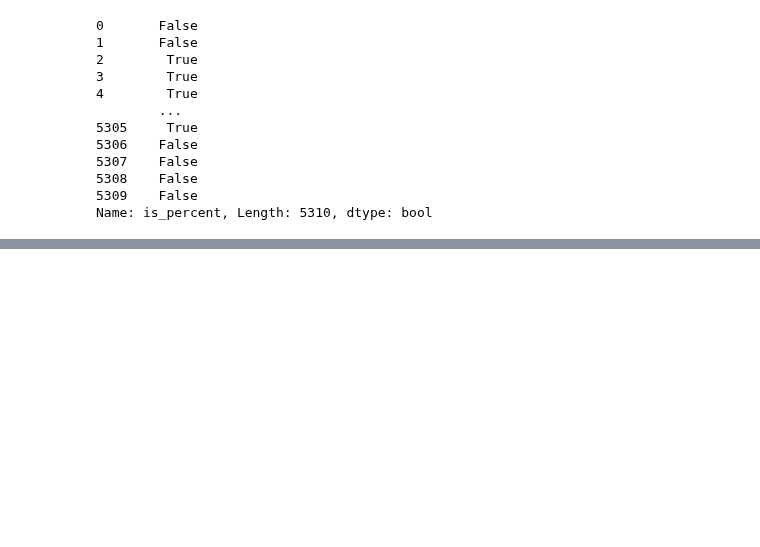
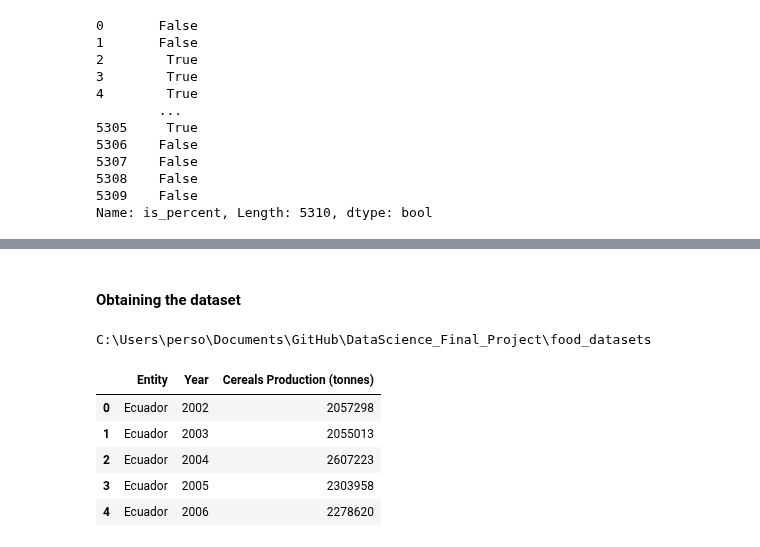
Before and after one commit to chriscallahan99/DataScience_Final_Project, a Jupyter notebook: DS_Milestone_1.ipynb, the cells around one changed output, grey strips where cells are left out. Saved outputs shown, nothing was run; the diff lists cells and outputs as text; code cells hidden in the pictures; blank space fills up the shorter version.

```diff
--- a/DS_Milestone_1.ipynb
+++ b/DS_Milestone_1.ipynb
@@ -319,0 +369,17 @@ small_df =
+# %% [markdown]
+#### Obtaining the dataset
+# %%
+%cd ..\food_datasets
+
+cereal_df = pd.read_csv('cereal-production.csv')
+# %% [output]
+C:\Users\perso\Documents\GitHub\DataScience_Final_Project\food_datasets
+# %%
+cereal_df.head()
+# %% [output]
+|  | Entity | Year | Cereals Production (tonnes) |
+| 0 | Ecuador | 2002 | 2057298 |
+| 1 | Ecuador | 2003 | 2055013 |
+| 2 | Ecuador | 2004 | 2607223 |
+| 3 | Ecuador | 2005 | 2303958 |
+| 4 | Ecuador | 2006 | 2278620 |
```
Also changed, not shown: parts of 18 cells of this notebook, 2 other files.
